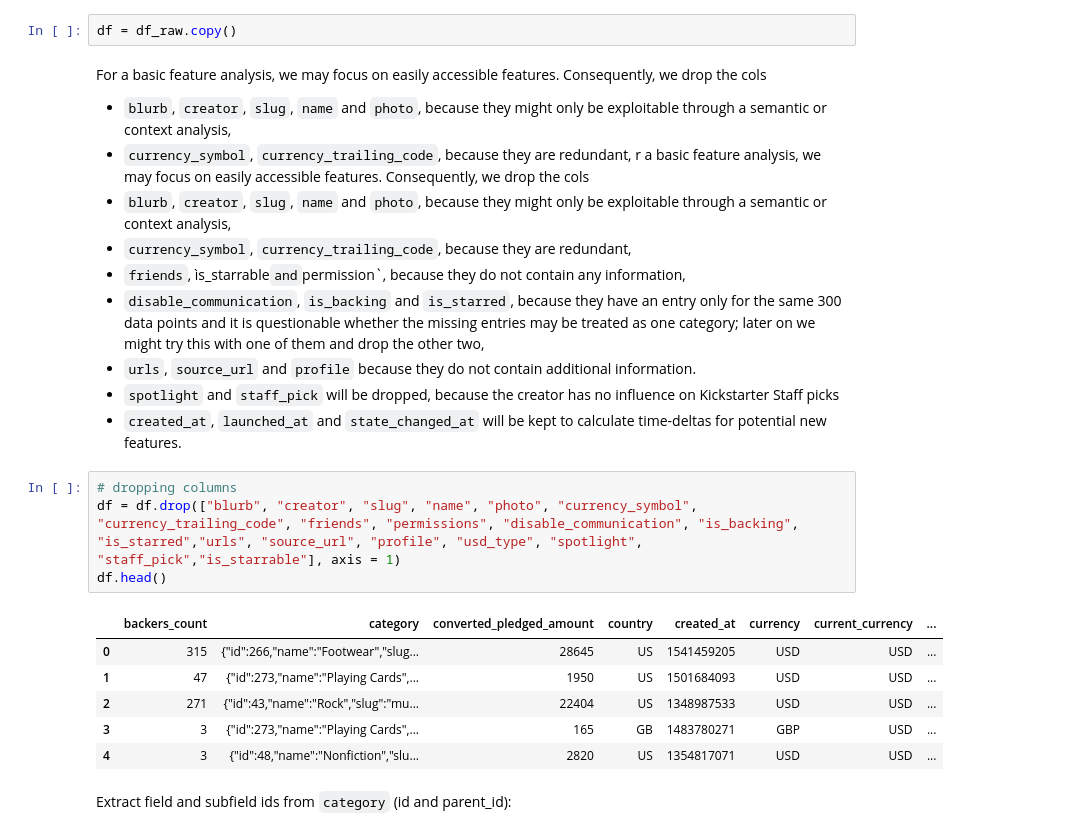
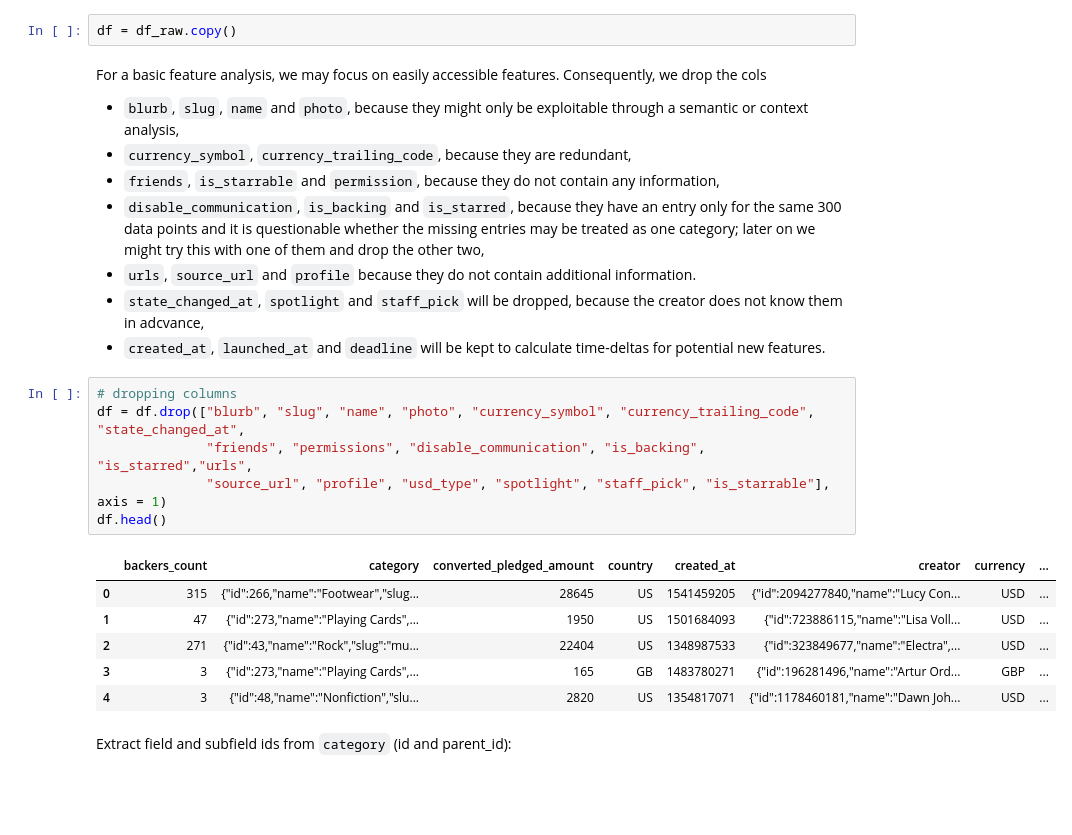
Before and after one commit to bur-oez/Kickstarter-ML-Project, a Jupyter notebook: kickstarter_ml.ipynb, the cells around one changed output. Cells and saved outputs as stored; diff of their text form; blank space fills up the shorter version.

```diff
--- a/kickstarter_ml.ipynb
+++ b/kickstarter_ml.ipynb
@@ -46,27 +46,26 @@ For safety, we operate on a copy of the data frame.
 df = df_raw.copy()
 # %% [markdown]
 For a basic feature analysis, we may focus on easily accessible features. Consequently, we drop the cols
-- `blurb`, `creator`, `slug`, `name` and `photo`, because they might only be exploitable through a semantic or context analysis,
+- `blurb`, `slug`, `name` and `photo`, because they might only be exploitable through a semantic or context analysis,
 - `currency_symbol`, `currency_trailing_code`, because they are redundant,
-r a basic feature analysis, we may focus on easily accessible features. Consequently, we drop the cols
-- `blurb`, `creator`, `slug`, `name` and `photo`, because they might only be exploitable through a semantic or context analysis,
-- `currency_symbol`, `currency_trailing_code`, because they are redundant,
-- `friends`, ìs_starrable` and `permission`, because they do not contain any information,
+- `friends`, `is_starrable` and `permission`, because they do not contain any information,
 - `disable_communication`, `is_backing` and `is_starred`, because they have an entry only for the same 300 data points and it is questionable whether the missing entries may be treated as one category; later on we might try this with one of them and drop the other two,
 - `urls`, `source_url` and `profile` because they do not contain additional information.
-- `spotlight` and `staff_pick` will be dropped, because the creator has no influence on Kickstarter Staff picks
-- `created_at`, `launched_at` and `state_changed_at` will be kept to calculate time-deltas for potential new features.
+- `state_changed_at`, `spotlight` and `staff_pick` will be dropped, because the creator does not know them in adcvance,
+- `created_at`, `launched_at` and `deadline` will be kept to calculate time-deltas for potential new features.
 # %%
 # dropping columns
-df = df.drop(["blurb", "creator", "slug", "name", "photo", "currency_symbol", "currency_trailing_code", "friends", "permissions", "disable_communication", "is_backing", "is_starred","urls", "source_url", "profile", "usd_type", "spotlight", "staff_pick","is_starrable"], axis = 1)
+df = df.drop(["blurb", "slug", "name", "photo", "currency_symbol", "currency_trailing_code", "state_changed_at",
+              "friends", "permissions", "disable_communication", "is_backing", "is_starred","urls",
+              "source_url", "profile", "usd_type", "spotlight", "staff_pick", "is_starrable"], axis = 1)
 df.head()
 # %% [output]
-|  | backers_count | category | converted_pledged_amount | country | created_at | currency | current_currency | ... |
-| 0 | 315 | {"id":266,"name":"Footwear","slug... | 28645 | US | 1541459205 | USD | USD | ... |
-| 1 | 47 | {"id":273,"name":"Playing Cards",... | 1950 | US | 1501684093 | USD | USD | ... |
-| 2 | 271 | {"id":43,"name":"Rock","slug":"mu... | 22404 | US | 1348987533 | USD | USD | ... |
-| 3 | 3 | {"id":273,"name":"Playing Cards",... | 165 | GB | 1483780271 | GBP | USD | ... |
-| 4 | 3 | {"id":48,"name":"Nonfiction","slu... | 2820 | US | 1354817071 | USD | USD | ... |
+|  | backers_count | category | converted_pledged_amount | country | created_at | creator | currency | ... |
+| 0 | 315 | {"id":266,"name":"Footwear","slug... | 28645 | US | 1541459205 | {"id":2094277840,"name":"Lucy Con... | USD | ... |
+| 1 | 47 | {"id":273,"name":"Playing Cards",... | 1950 | US | 1501684093 | {"id":723886115,"name":"Lisa Voll... | USD | ... |
+| 2 | 271 | {"id":43,"name":"Rock","slug":"mu... | 22404 | US | 1348987533 | {"id":323849677,"name":"Electra",... | USD | ... |
+| 3 | 3 | {"id":273,"name":"Playing Cards",... | 165 | GB | 1483780271 | {"id":196281496,"name":"Artur Ord... | GBP | ... |
+| 4 | 3 | {"id":48,"name":"Nonfiction","slu... | 2820 | US | 1354817071 | {"id":1178460181,"name":"Dawn Joh... | USD | ... |
 # %% [markdown]
 Extract field and subfield ids from `category` (id and parent_id):
 # %%
```
Also changed, not shown: parts of 42 cells of this notebook.
